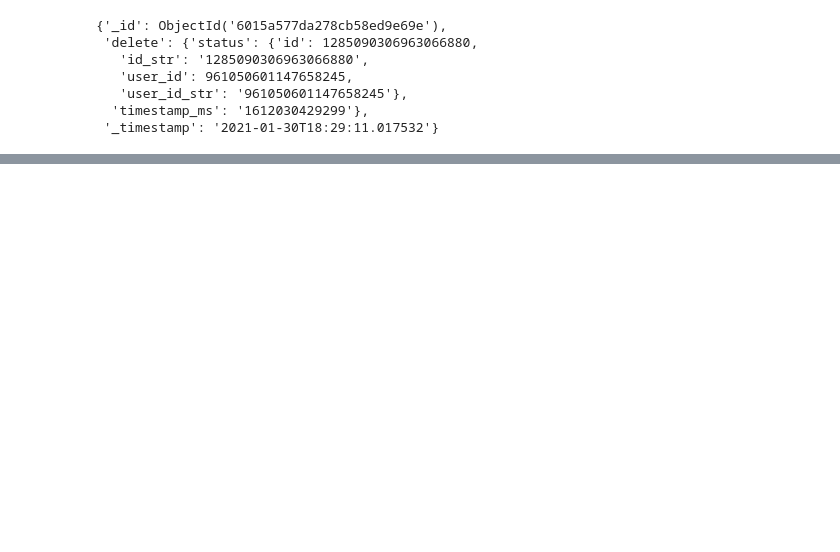
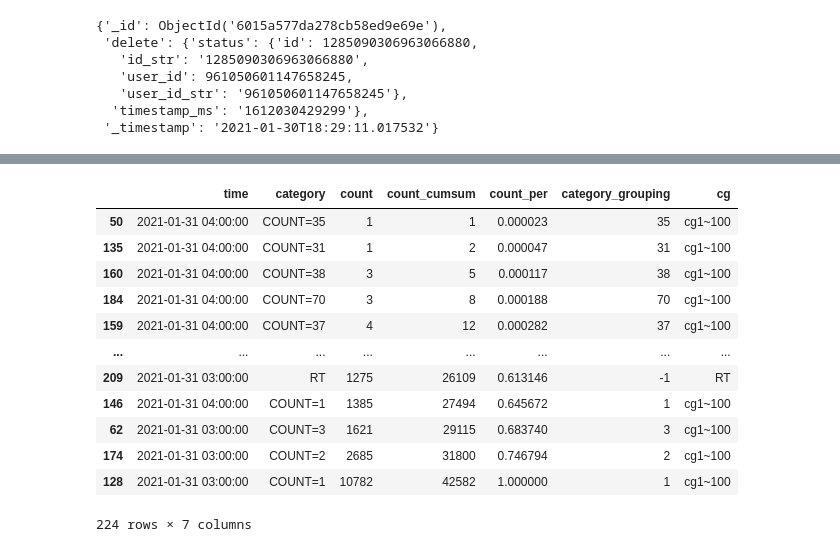
Before and after one commit to furu8/TweetAnalyzer, a Jupyter notebook: notebooks/DB_6.1.ipynb, the cells around one changed output, grey strips where cells are left out. Cells and saved outputs as stored; diff of their text form; code cells hidden in the pictures; blank space fills up the shorter version.

```diff
--- a/notebooks/DB_6.1.ipynb
+++ b/notebooks/DB_6.1.ipynb
@@ -273,0 +522,14 @@ Py4JJavaError: An error occurred while calling o143.load.
+# %%
+"""
+time:1時間ごとのツイート
+category:すべてのデータの中からある単語の出現数（500以上はその単語）
+count:データ取得時間ごとのある単語の出現数
+"""
+
+query = sqlContext.sql("SELECT substr(time, 1, 13) time, b.category, count(*) count\
+                                          FROM twitter_sample_words a\
+                                          LEFT JOIN word_category b ON a.word = b.word\
+                                          GROUP BY 1,2\
+                                        ")
+print(query.count())
+query.show(5)
@@ -273,0 +652,28 @@ Py4JJavaError: An error occurred while calling o143.load.
+# %%
+result['category_grouping'] = result['category'].apply(lambda x : int(x.split('=')[-1]) if x.split('=')[0]=='COUNT' else -1)
+result.loc[(result['category_grouping']>=0)&(result['category_grouping']<=100), 'cg'] = 'cg1~100'
+result.loc[(result['category_grouping']>100)&(result['category_grouping']<=200), 'cg'] = 'cg101~200'
+result.loc[(result['category_grouping']>200)&(result['category_grouping']<=300), 'cg'] = 'cg201~300'
+result.loc[(result['category_grouping']>300)&(result['category_grouping']<=400), 'cg'] = 'cg301~400'
+result.loc[(result['category_grouping']>400)&(result['category_grouping']<=500), 'cg'] = '401~500'
+result.loc[(result['category']=='I'), 'cg'] = 'I'
+result.loc[(result['category']=='RT'), 'cg'] = 'RT'
+result.loc[(result['category']=='a'), 'cg'] = 'a'
+result.loc[(result['category']=='and'), 'cg'] = 'and'
+result.loc[(result['category']=='the'), 'cg'] = 'the'
+result.loc[(result['category']=='to'), 'cg'] = 'to'
+result
+# %% [output]
+|  | time | category | count | count_cumsum | count_per | category_grouping | cg |
+| 50 | 2021-01-31 04:00:00 | COUNT=35 | 1 | 1 | 0.000023 | 35 | cg1~100 |
+| 135 | 2021-01-31 04:00:00 | COUNT=31 | 1 | 2 | 0.000047 | 31 | cg1~100 |
+| 160 | 2021-01-31 04:00:00 | COUNT=38 | 3 | 5 | 0.000117 | 38 | cg1~100 |
+| 184 | 2021-01-31 04:00:00 | COUNT=70 | 3 | 8 | 0.000188 | 70 | cg1~100 |
+| 159 | 2021-01-31 04:00:00 | COUNT=37 | 4 | 12 | 0.000282 | 37 | cg1~100 |
+| ... | ... | ... | ... | ... | ... | ... | ... |
+| 209 | 2021-01-31 03:00:00 | RT | 1275 | 26109 | 0.613146 | -1 | RT |
+| 146 | 2021-01-31 04:00:00 | COUNT=1 | 1385 | 27494 | 0.645672 | 1 | cg1~100 |
+| 62 | 2021-01-31 03:00:00 | COUNT=3 | 1621 | 29115 | 0.683740 | 3 | cg1~100 |
+| 174 | 2021-01-31 03:00:00 | COUNT=2 | 2685 | 31800 | 0.746794 | 2 | cg1~100 |
+| 128 | 2021-01-31 03:00:00 | COUNT=1 | 10782 | 42582 | 1.000000 | 1 | cg1~100 |
+224 rows × 7 columns
```
Also changed, not shown: parts of 62 cells of this notebook.
